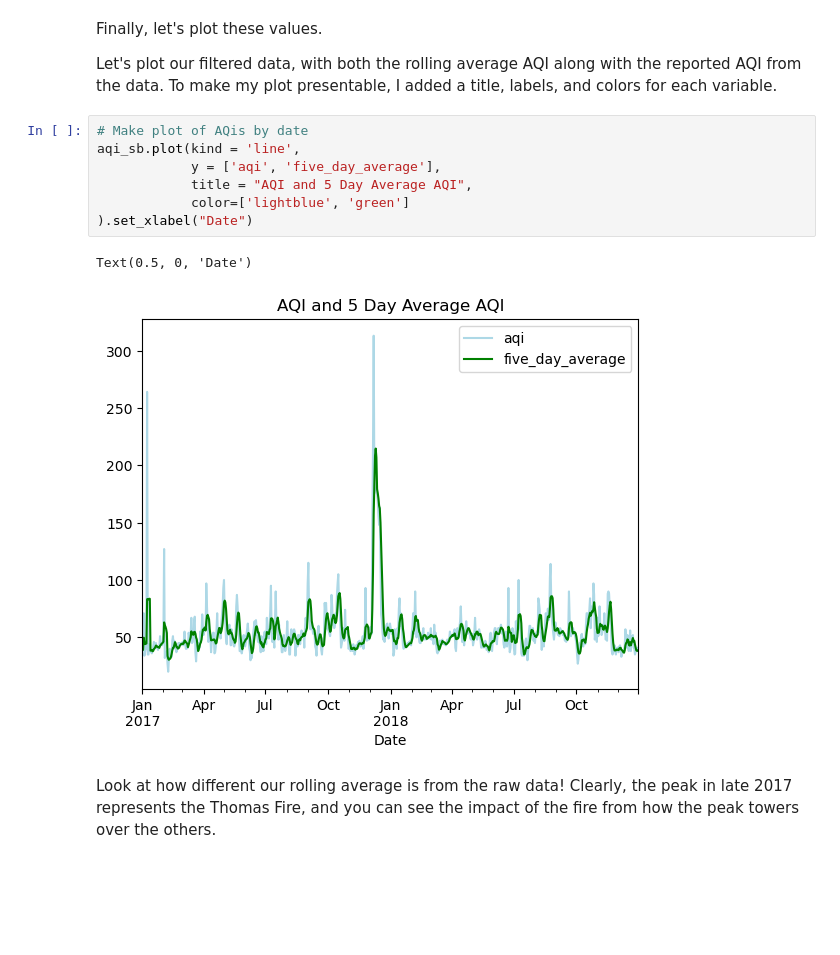
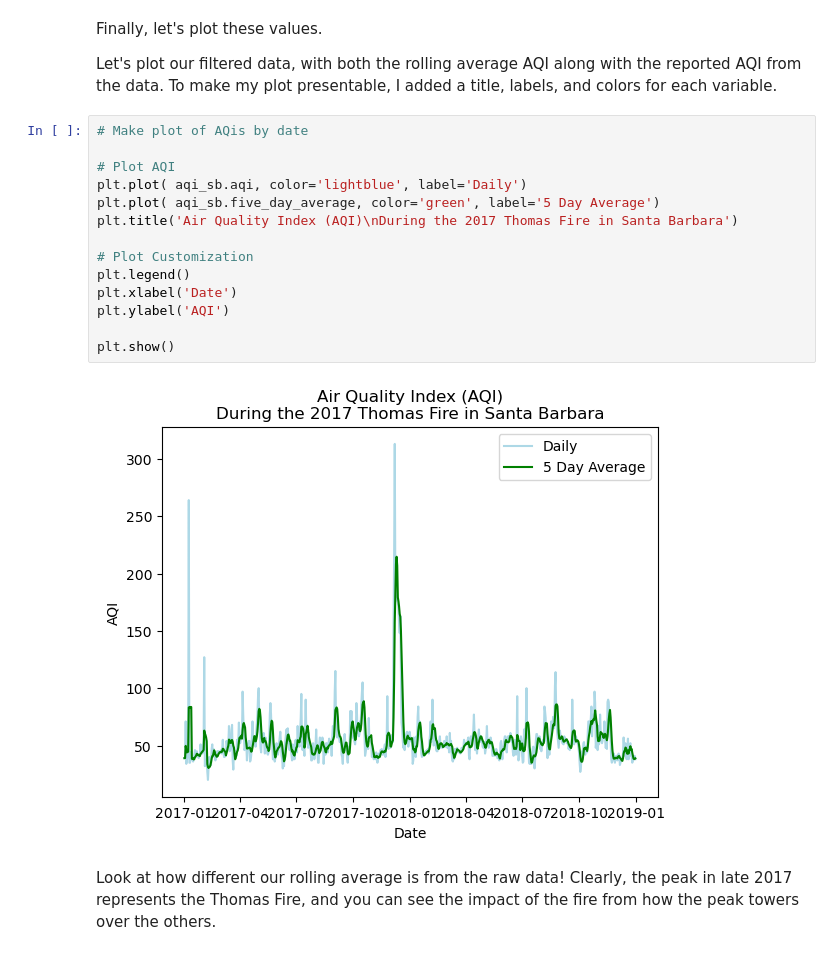
Before and after one commit to mmyiv/mmyiv.github.io, a Jupyter notebook: blogpost/thomas_fire/blogpost_yiv (1).ipynb, the cells around one changed output. Cells and saved outputs as stored; diff of their text form; blank space fills up the shorter version.

```diff
--- a/blogpost/thomas_fire/blogpost_yiv.ipynb
+++ b/blogpost/thomas_fire/blogpost_yiv (1).ipynb
@@ -346,13 +343,19 @@ Let's plot our filtered data, with both the rolling average AQI along with the r
 To make my plot presentable, I added a title, labels, and colors for each variable.
 # %%
 # Make plot of AQis by date
-aqi_sb.plot(kind = 'line',
-            y = ['aqi', 'five_day_average'],
-            title = "AQI and 5 Day Average AQI",
-            color=['lightblue', 'green']
-).set_xlabel("Date")
+
+# Plot AQI
+plt.plot( aqi_sb.aqi, color='lightblue', label='Daily')
+plt.plot( aqi_sb.five_day_average, color='green', label='5 Day Average')
+plt.title('Air Quality Index (AQI)\nDuring the 2017 Thomas Fire in Santa Barbara')
+
+# Plot Customization
+plt.legend()
+plt.xlabel('Date')
+plt.ylabel('AQI')
+
+plt.show()
 # %% [output]
-Text(0.5, 0, 'Date')
-[figure, old version]
+[figure, new version]
 # %% [markdown]
 Look at how different our rolling average is from the raw data! Clearly, the peak in late 2017 represents the Thomas Fire, and you can see the impact of the fire from how the peak towers over the others.
```
Also changed, not shown: parts of 19 cells of this notebook, 12 other files.
